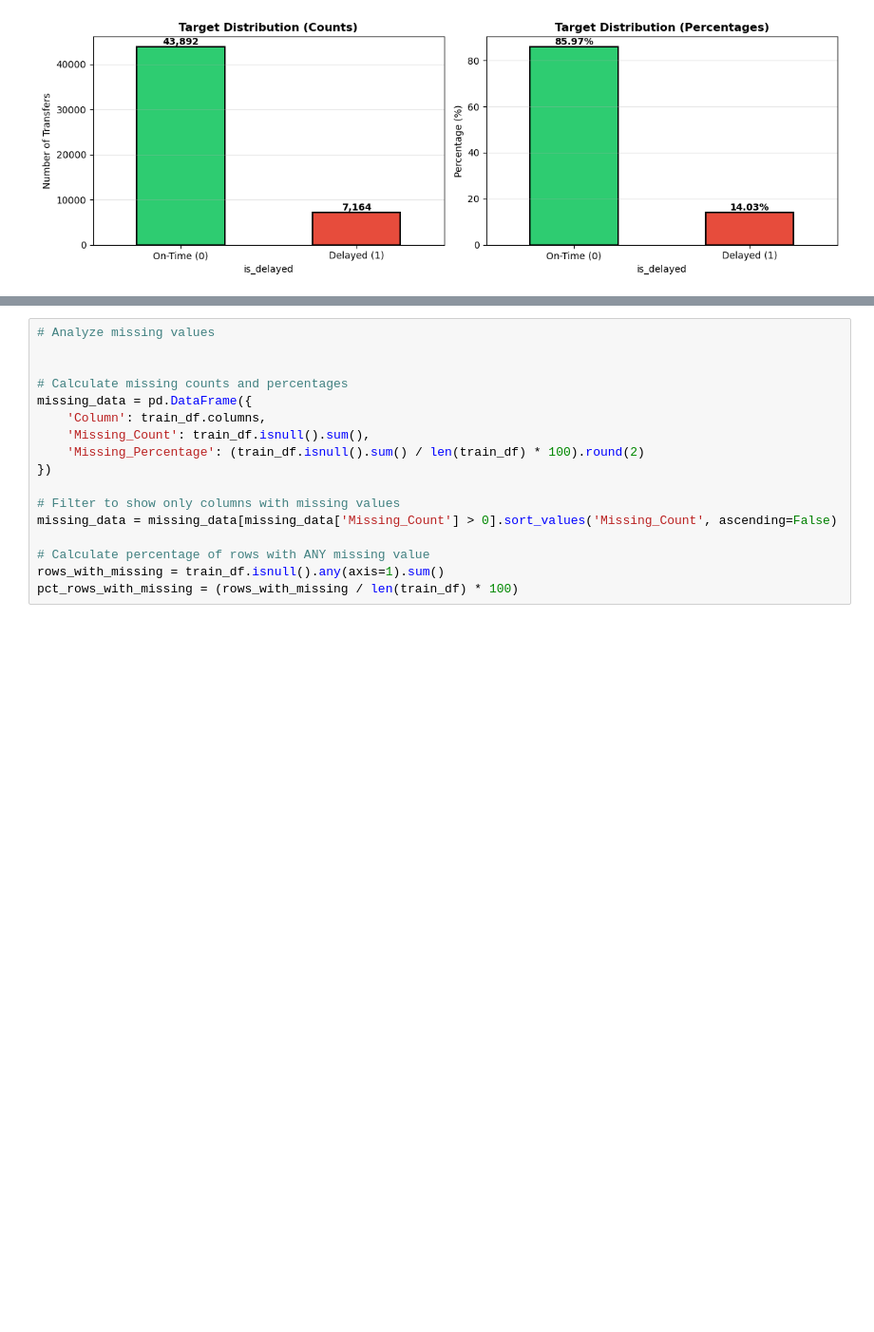
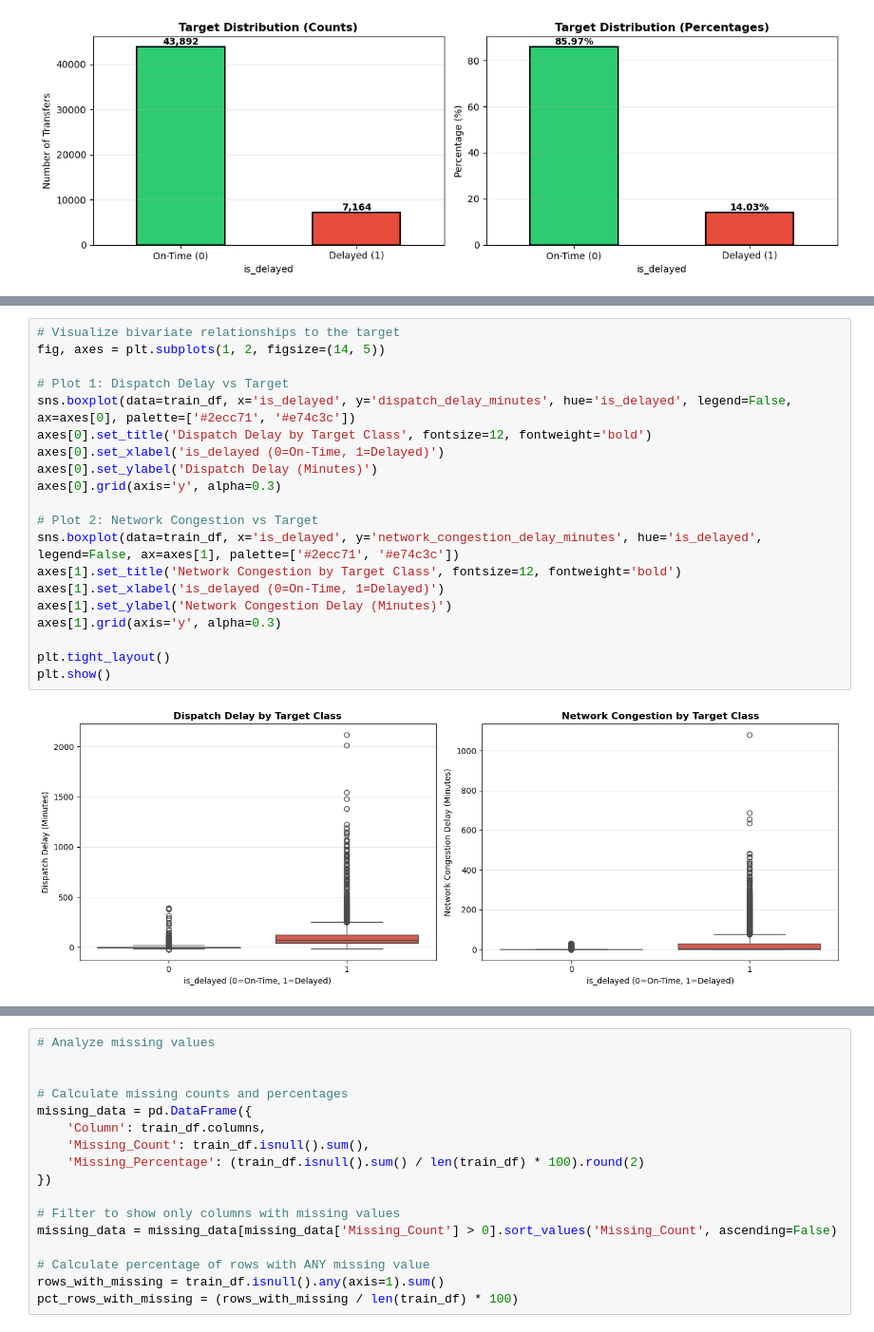
Before and after one commit to InbarKedem/final-project-intro-to-ml, a Jupyter notebook: task.ipynb, the cells around one changed output, grey strips where cells are left out. Shown at 95% size. Saved outputs shown, nothing was run; the diff lists cells and outputs as text; blank space fills up the shorter version.

```diff
--- a/task.ipynb
+++ b/task.ipynb
@@ -147,0 +241,22 @@ Missing data can affect the model, but in this dataset the pattern is moderate r
+# %%
+# Visualize bivariate relationships to the target
+fig, axes = plt.subplots(1, 2, figsize=(14, 5))
+
+# Plot 1: Dispatch Delay vs Target
+sns.boxplot(data=train_df, x='is_delayed', y='dispatch_delay_minutes', hue='is_delayed', legend=False, ax=axes[0], palette=['#2ecc71', '#e74c3c'])
+axes[0].set_title('Dispatch Delay by Target Class', fontsize=12, fontweight='bold')
+axes[0].set_xlabel('is_delayed (0=On-Time, 1=Delayed)')
+axes[0].set_ylabel('Dispatch Delay (Minutes)')
+axes[0].grid(axis='y', alpha=0.3)
+
+# Plot 2: Network Congestion vs Target
+sns.boxplot(data=train_df, x='is_delayed', y='network_congestion_delay_minutes', hue='is_delayed', legend=False, ax=axes[1], palette=['#2ecc71', '#e74c3c'])
+axes[1].set_title('Network Congestion by Target Class', fontsize=12, fontweight='bold')
+axes[1].set_xlabel('is_delayed (0=On-Time, 1=Delayed)')
+axes[1].set_ylabel('Network Congestion Delay (Minutes)')
+axes[1].grid(axis='y', alpha=0.3)
+
+plt.tight_layout()
+plt.show()
+# %% [output]
+[figure, added]
```
Also changed, not shown: parts of 70 cells of this notebook.
